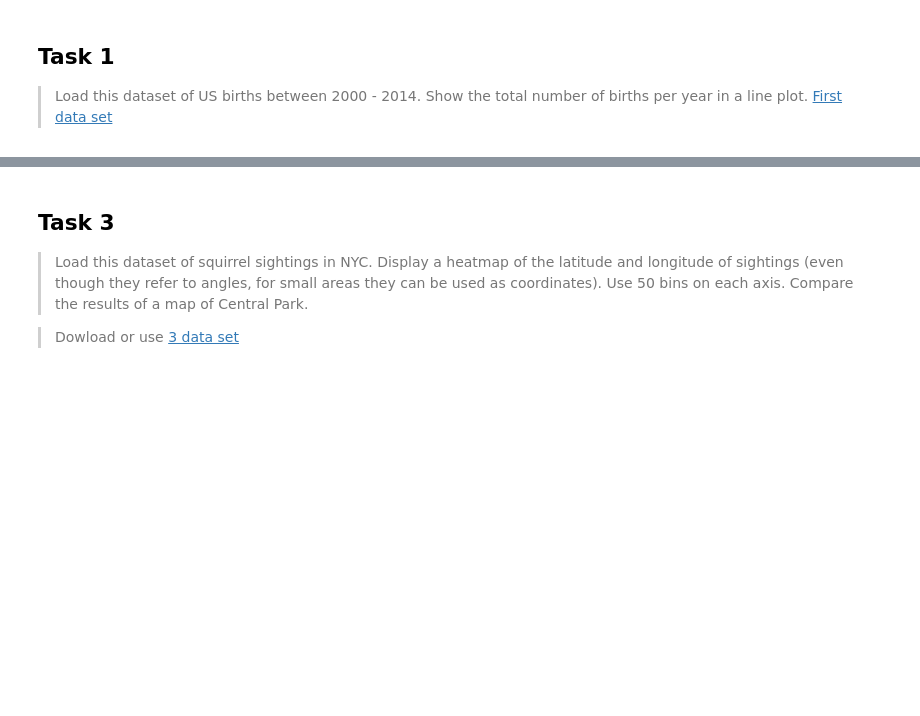
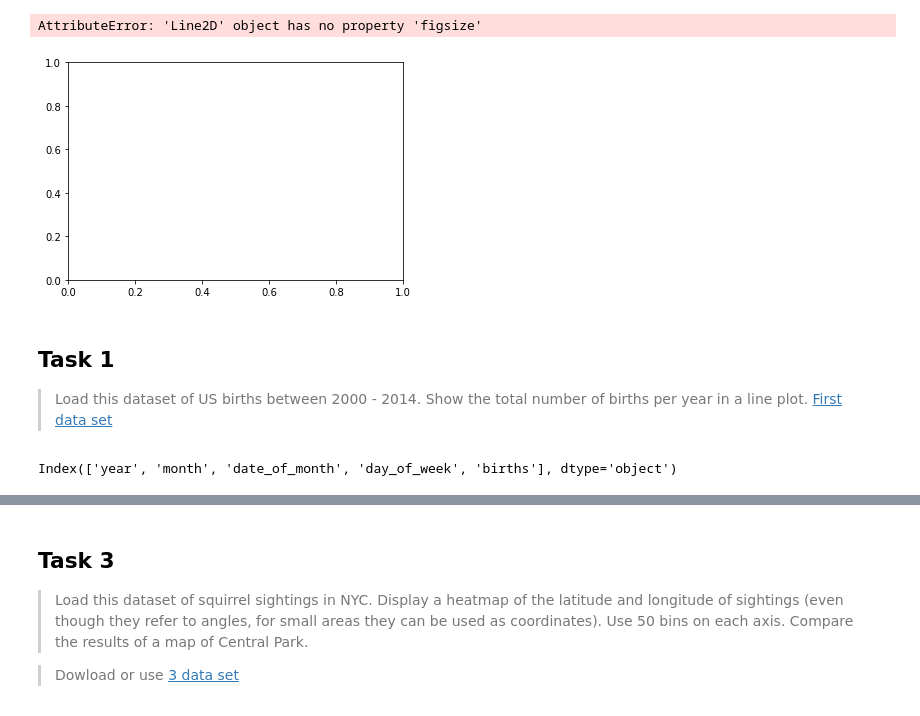
Before and after one commit to mclarin73/python_lessons, a Jupyter notebook: jupyter_file/Lesson_4 .ipynb, the cells around one changed output, grey strips where cells are left out. Drawn from its saved outputs; the diff is of its cells as text; code cells hidden in the pictures; blank space fills up the shorter version.

```diff
--- a/jupyter_file/Lesson_4 .ipynb
+++ b/jupyter_file/Lesson_4 .ipynb
@@ -4,0 +15,40 @@ import matplotlib as mtl
+# %%
+x1 = [1,2,3,4,5,6, 7, 8]
+x2 = [i ** 2 for i in x1]
+
+x3 = [1,2,3,4]
+x4 = [5,6,7,8]
+
+fig
+# сокращение, по название, Codes Chart
+# 'r.-'
+plt.plot(x1,x2, label = 'pow in 2', color = '#9438F0', linewidth = 3,  linestyle = 'solid', marker = 'o',
+         markersize = 6,  markerfacecolor = 'b', figsize = (15,8) )
+plt.plot(x3, x4, label = 'linear', color = 'black', marker = '*',  linewidth = 3)
+
+font_dict_for_title = {
+    'fontname': 'DejaVu Sans',
+    'fontsize' : 15,
+    'color': 'b',
+}
+
+# {'fontname': 'Arial Black', 'fontsize': 25}
+
+plt.title('First graph', font_dict_for_title) # дать название графику
+plt.xlabel('x - axis', {'fontname' : 'Times New Roman', 'fontsize': 15 }) # дать название оси x
+plt.ylabel('y - axis', {'fontname' : 'Times New Roman', 'fontsize': 15 }) # дать название оси y
+
+# plt.plot(x1,x2,
+#label = 'info blue',
+#color = 'color first letter or ##', linewidth = 3,
+# linestyle = '--'
+# marker = 'l', marksize = 3, markerecolor = '')
+plt.grid()
+plt.legend()
+
+plt.xlim()
+
+plt.show()
+# %% [output]
+AttributeError: 'Line2D' object has no property 'figsize'
+[figure, added]
@@ -9,3 +61,7 @@ import matplotlib as mtl
 > [First data set](https://raw.githubusercontent.com/rfordatascience/tidytuesday/master/data/2018/2018-10-02/us_births_2000-2014.csv)
 # %%
 df_1 = pd.read_csv('https://raw.githubusercontent.com/rfordatascience/tidytuesday/master/data/2018/2018-10-02/us_births_2000-2014.csv')
+# %%
+df_1.columns
+# %% [output]
+Index(['year', 'month', 'date_of_month', 'day_of_week', 'births'], dtype='object')
```
Also changed, not shown: parts of 33 cells of this notebook, 1 other file.
